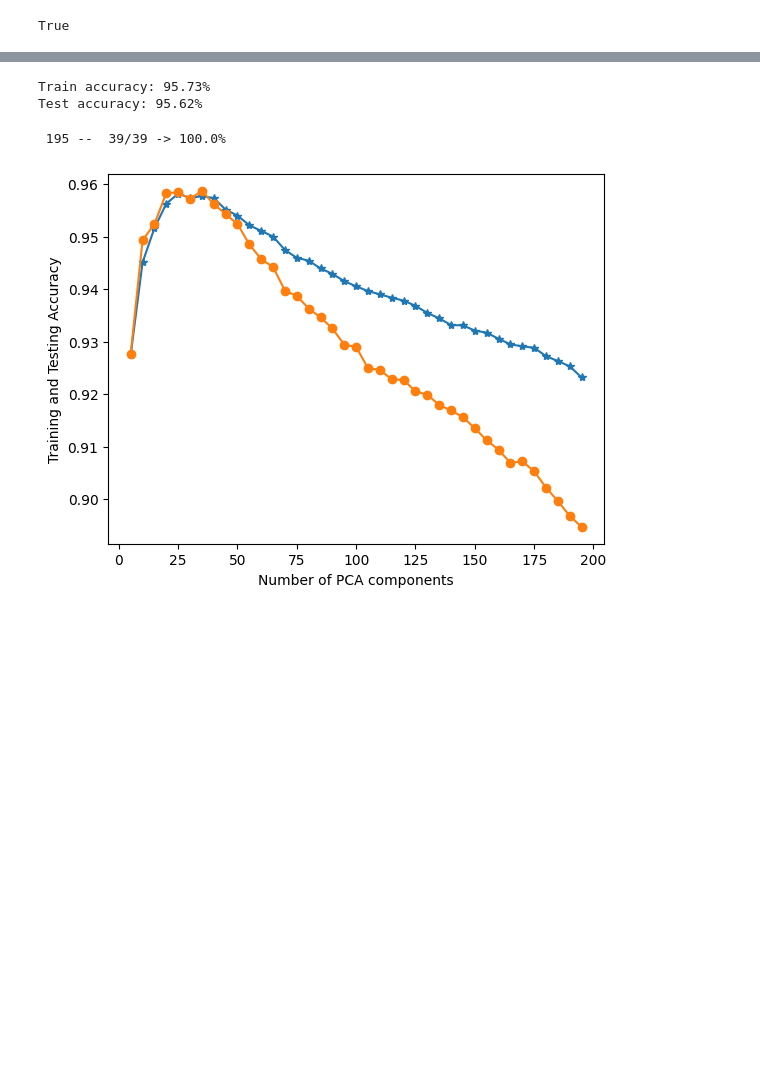
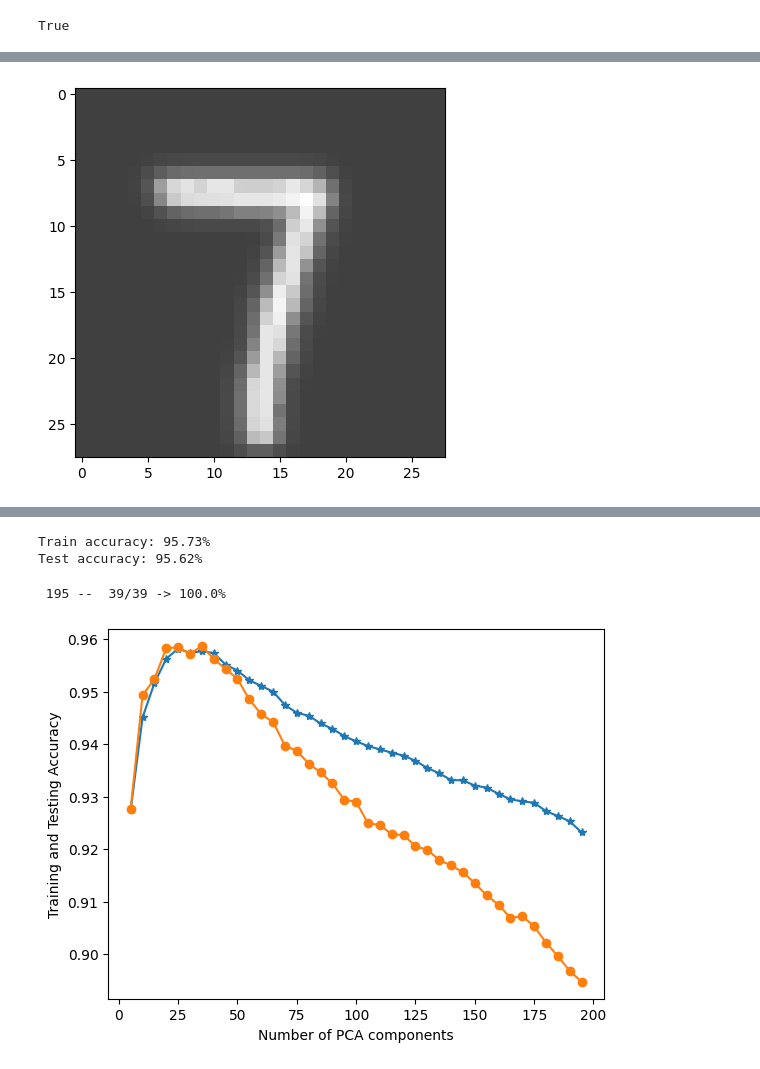
Before and after one commit to ajakovac/ML-in-Practice-I, a Jupyter notebook: CV_MNIST.ipynb, the cells around one changed output, grey strips where cells are left out. Saved outputs shown, nothing was run; the diff lists cells and outputs as text; code cells hidden in the pictures; blank space fills up the shorter version.

```diff
--- a/CV_MNIST.ipynb
+++ b/CV_MNIST.ipynb
@@ -33,0 +50,20 @@ plt.show()
+# %%
+dim = img.shape
+mask = torch.zeros(dim, dtype=torch.float32)
+
+def gaussian(mu, sigma, dim):
+    x = torch.arange(dim[0], dtype=torch.float32)
+    y = torch.arange(dim[1], dtype=torch.float32)
+    grid = torch.stack(torch.meshgrid(x, y, indexing='ij'), dim=-1)-mu
+    r2 = (grid ** 2).sum(dim=-1)
+    return torch.exp(-r2 / (2 * sigma**2))
+
+for mu in torch.nonzero(img>0.5):
+    mask += gaussian(mu,1, dim)
+mask/=mask.max()
+mask-=0.5
+plt.imshow(img, cmap='gray', alpha=0.5)
+plt.imshow(mask, cmap='gray', alpha=0.5)
+plt.show()
+# %% [output]
+[figure, added]
```
Also changed, not shown: parts of 24 cells of this notebook, 4 other files.
